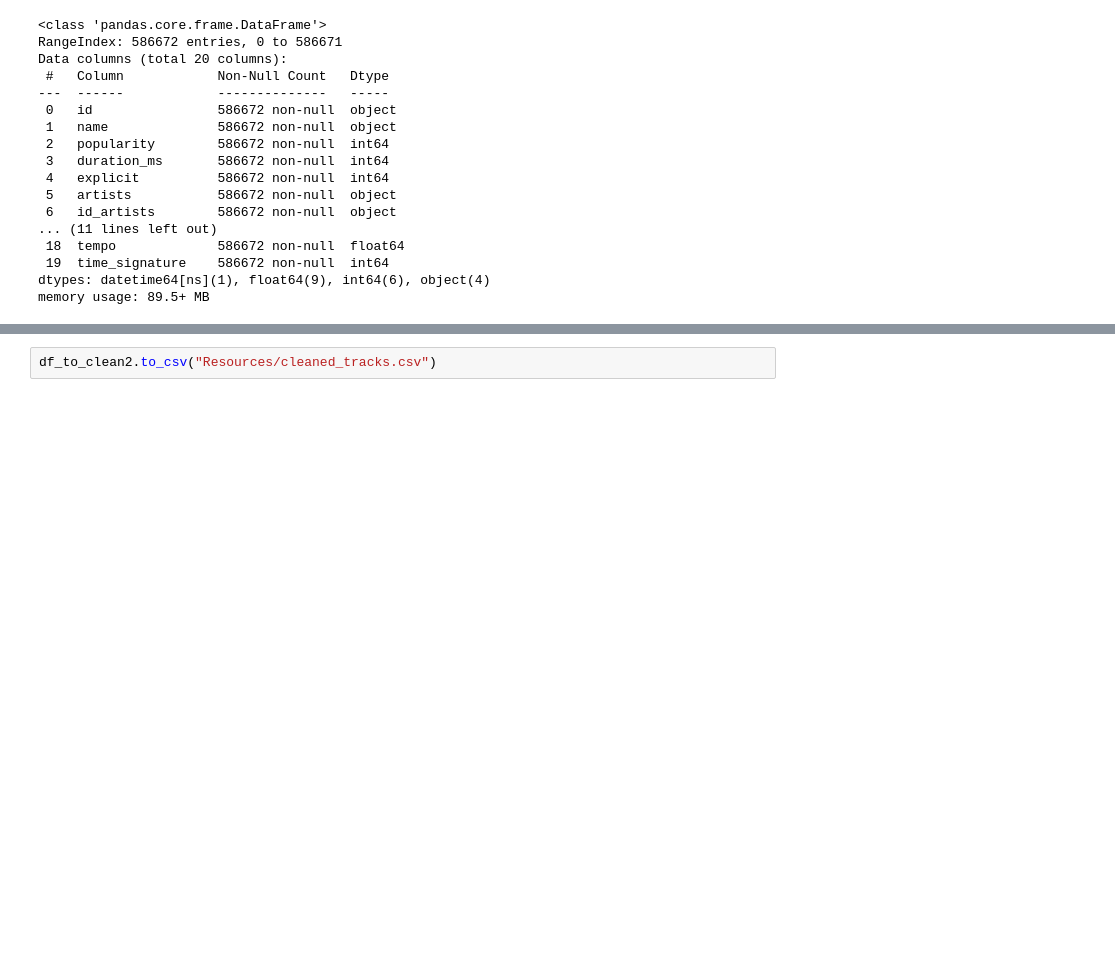
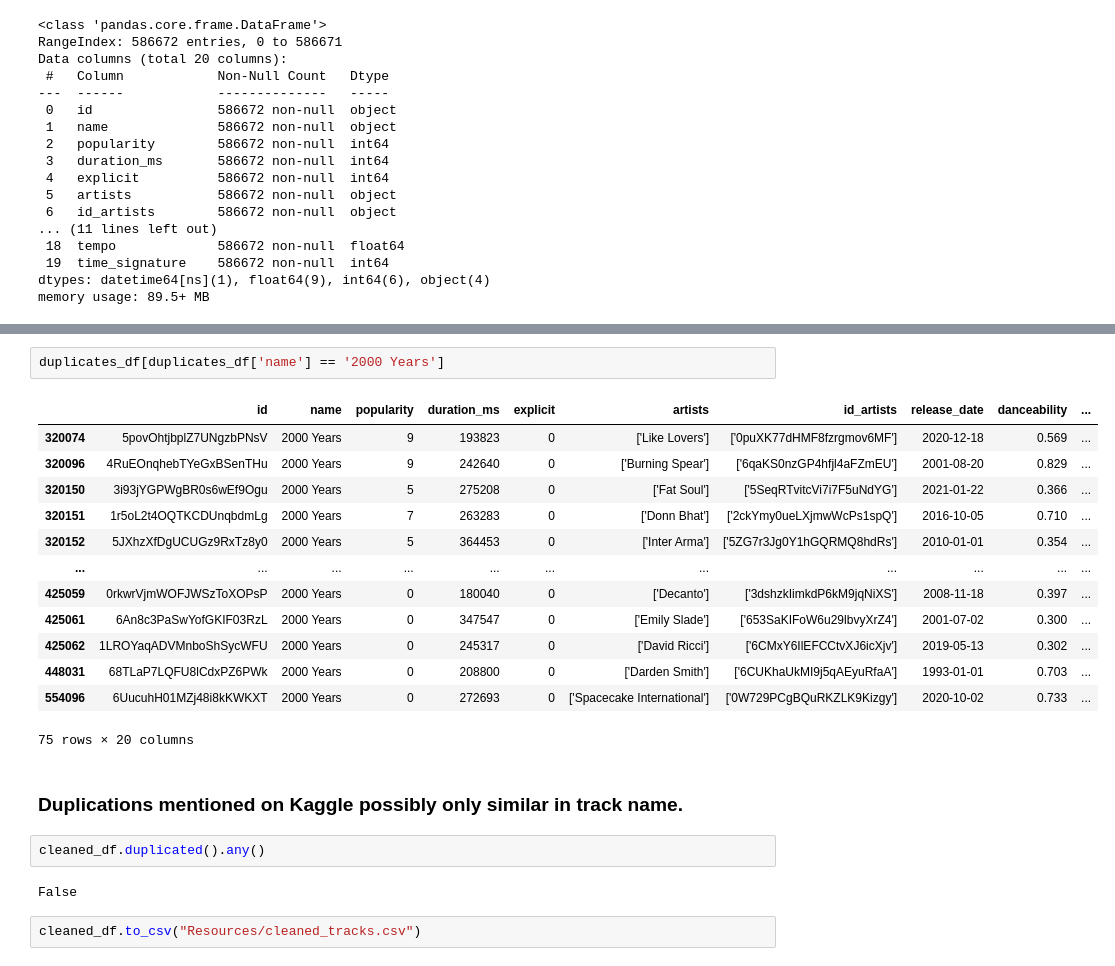
Before and after one commit to halmasieh/Spotify_Analysis, a Jupyter notebook: tracks_eda_etl.ipynb, the cells around one changed output, grey strips where cells are left out. Cells and saved outputs as stored; diff of their text form; blank space fills up the shorter version.

```diff
--- a/tracks_eda_etl.ipynb
+++ b/tracks_eda_etl.ipynb
@@ -213,2 +303,24 @@ memory usage: 89.5+ MB
+# %%
+duplicates_df[duplicates_df['name'] == '2000 Years']
+# %% [output]
+|  | id | name | popularity | duration_ms | explicit | artists | id_artists | release_date | danceability | ... |
+| 320074 | 5povOhtjbplZ7UNgzbPNsV | 2000 Years | 9 | 193823 | 0 | ['Like Lovers'] | ['0puXK77dHMF8fzrgmov6MF'] | 2020-12-18 | 0.569 | ... |
+| 320096 | 4RuEOnqhebTYeGxBSenTHu | 2000 Years | 9 | 242640 | 0 | ['Burning Spear'] | ['6qaKS0nzGP4hfjl4aFZmEU'] | 2001-08-20 | 0.829 | ... |
+| 320150 | 3i93jYGPWgBR0s6wEf9Ogu | 2000 Years | 5 | 275208 | 0 | ['Fat Soul'] | ['5SeqRTvitcVi7i7F5uNdYG'] | 2021-01-22 | 0.366 | ... |
+| 320151 | 1r5oL2t4OQTKCDUnqbdmLg | 2000 Years | 7 | 263283 | 0 | ['Donn Bhat'] | ['2ckYmy0ueLXjmwWcPs1spQ'] | 2016-10-05 | 0.710 | ... |
+| 320152 | 5JXhzXfDgUCUGz9RxTz8y0 | 2000 Years | 5 | 364453 | 0 | ['Inter Arma'] | ['5ZG7r3Jg0Y1hGQRMQ8hdRs'] | 2010-01-01 | 0.354 | ... |
+| ... | ... | ... | ... | ... | ... | ... | ... | ... | ... | ... |
+| 425059 | 0rkwrVjmWOFJWSzToXOPsP | 2000 Years | 0 | 180040 | 0 | ['Decanto'] | ['3dshzkIimkdP6kM9jqNiXS'] | 2008-11-18 | 0.397 | ... |
+| 425061 | 6An8c3PaSwYofGKIF03RzL | 2000 Years | 0 | 347547 | 0 | ['Emily Slade'] | ['653SaKIFoW6u29lbvyXrZ4'] | 2001-07-02 | 0.300 | ... |
+| 425062 | 1LROYaqADVMnboShSycWFU | 2000 Years | 0 | 245317 | 0 | ['David Ricci'] | ['6CMxY6IlEFCCtvXJ6icXjv'] | 2019-05-13 | 0.302 | ... |
+| 448031 | 68TLaP7LQFU8lCdxPZ6PWk | 2000 Years | 0 | 208800 | 0 | ['Darden Smith'] | ['6CUKhaUkMI9j5qAEyuRfaA'] | 1993-01-01 | 0.703 | ... |
+| 554096 | 6UucuhH01MZj48i8kKWKXT | 2000 Years | 0 | 272693 | 0 | ['Spacecake International'] | ['0W729PCgBQuRKZLK9Kizgy'] | 2020-10-02 | 0.733 | ... |
+75 rows × 20 columns
+# %% [markdown]
+### Duplications mentioned on Kaggle possibly only similar in track name.
+# %%
+cleaned_df.duplicated().any()
+# %% [output]
+False
 # %%
-df_to_clean2.to_csv("Resources/cleaned_tracks.csv")
+cleaned_df.to_csv("Resources/cleaned_tracks.csv")
```
Also changed, not shown: parts of 7 cells of this notebook, 1 other file.
